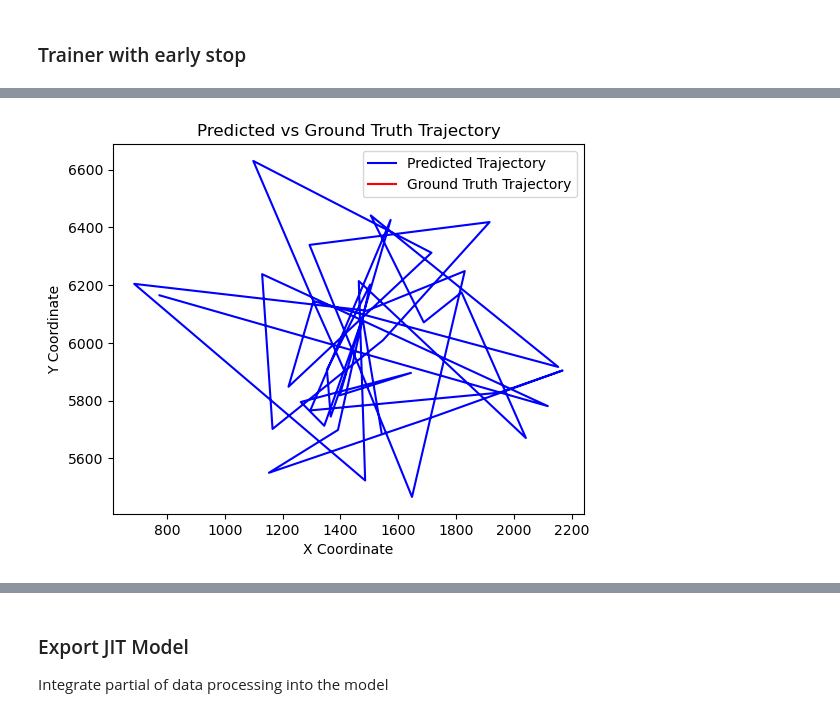
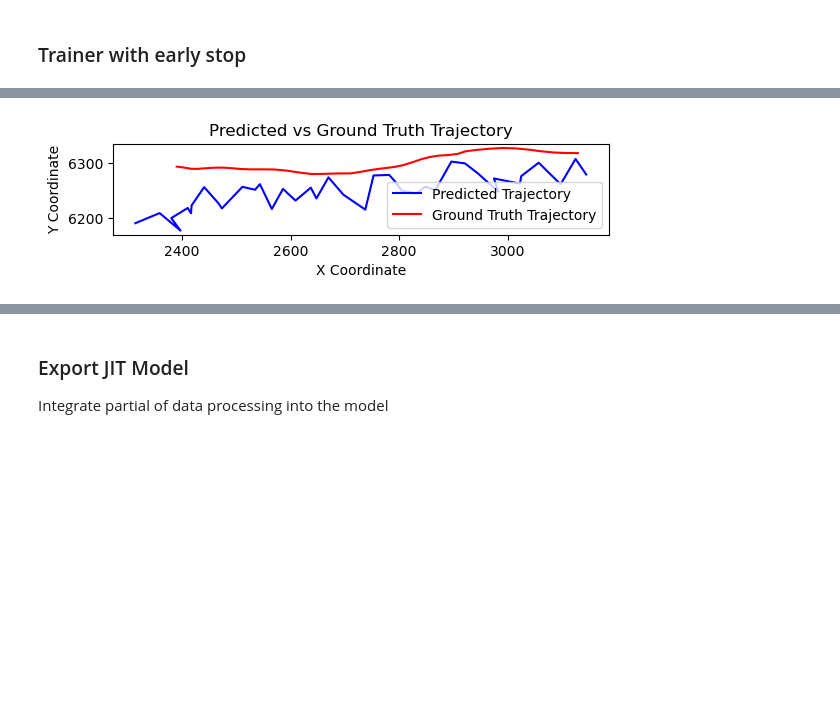
Before and after one commit to priest-yang/Pedestrian-Trajectory-Prediction, a Jupyter notebook: notebook/TFT_Flowmatching_meanflow.ipynb, the cells around one changed output, grey strips where cells are left out. Cells and saved outputs as stored; diff of their text form; code cells hidden in the pictures; blank space fills up the shorter version.

```diff
--- a/notebook/TFT_Flowmatching_meanflow.ipynb
+++ b/notebook/TFT_Flowmatching_meanflow.ipynb
@@ -712,7 +766,7 @@ model = TemporalFusionTransformerDiffusion(num_features=feature_dim, num_hidden=
 optimizer = optim.AdamW(model.parameters(), lr=5e-5)
 model.to(device)
 
-model.load_state_dict(torch.load("/home/shaoze/Documents/Prediction/Pedestrian-Trajectory-Prediction/model/TFT_Flowmatching/Jun07_07-05-43/best_model.pt"))
+# model.load_state_dict(torch.load("/home/shaoze/Documents/Prediction/Pedestrian-Trajectory-Prediction/model/TFT_Flowmatching/Jun07_07-05-43/best_model.pt"))
 # %% [output]
 Using cuda
 Total number of SelfAttentionTransformer parameters:  396544
@@ -1052,27 +1122,27 @@ plt.show()
 # %%
 # visualize
 
-time_stamp = 25599
+time_stamp = 21539
 import matplotlib.pyplot as plt
 import matplotlib.patches as mpatches
 
 pred = predictions[time_stamp, :, :].cpu().numpy()
 truth = truths[time_stamp, :, :].cpu().numpy()
 
 fig, ax = plt.subplots()
 
 # equal axis
 ax.set_aspect('equal')
 
 ax.plot(pred[:, 0], pred[:, 1], color='blue', label='Predicted Trajectory')
 ax.plot(truth[:, 0], truth[:, 1], color='red', label='Ground Truth Trajectory')
 ax.set_xlabel('X Coordinate')
 ax.set_ylabel('Y Coordinate')
 ax.set_title('Predicted vs Ground Truth Trajectory')
 ax.legend()
 plt.show()
 # %% [output]
-[figure, old version]
+[figure, new version]
 # %%
 exp_results = df.groupby(by=['Second (s)', 'type']).mean().unstack()['RMSE Error (m)']
 exp_results.to_csv(f'../model/{model_name}/{folder_name}/result.csv')
```
Also changed, not shown: parts of 6 cells of this notebook, 3 other files.
